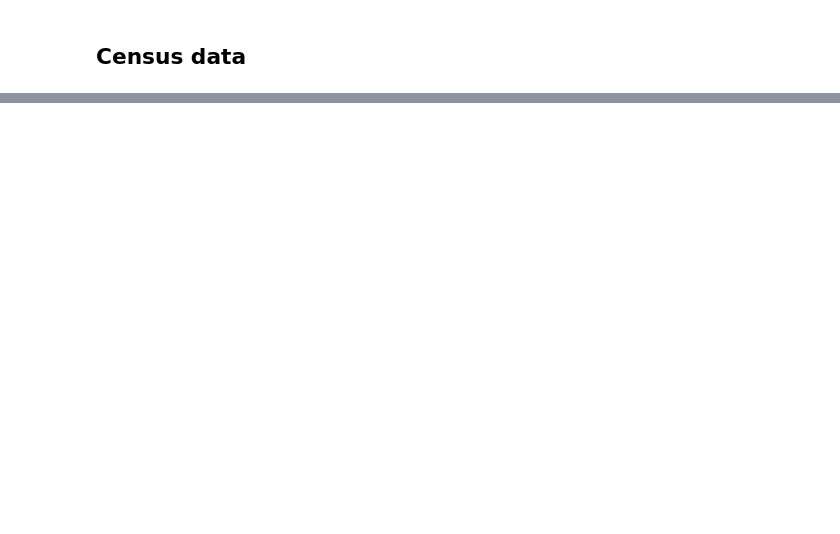
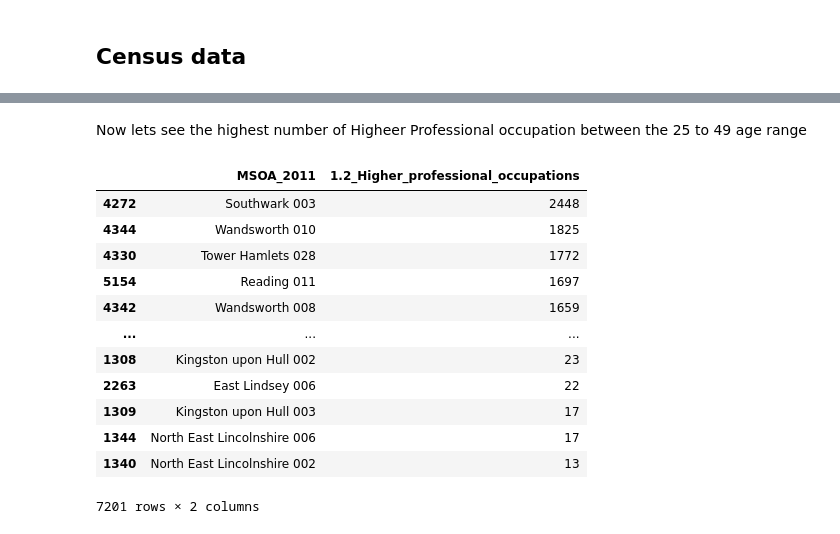
Before and after one commit to HamedPour/TM351_EMA, a Jupyter notebook: EMA_nootbook.ipynb, the cells around one changed output, grey strips where cells are left out. Saved outputs shown, nothing was run; the diff lists cells and outputs as text; code cells hidden in the pictures; blank space fills up the shorter version.

```diff
--- a/EMA_nootbook.ipynb
+++ b/EMA_nootbook.ipynb
@@ -138,0 +148,19 @@ df4.head(3)
+# %% [markdown]
+Now lets see the highest number of Higheer Professional occupation between the 25 to 49 age range
+# %%
+higher_professional_25_49 = df2[["MSOA_2011", "1.2_Higher_professional_occupations"]]
+higher_professional_25_49.sort_values(["1.2_Higher_professional_occupations"], ascending=False)
+# %% [output]
+|  | MSOA_2011 | 1.2_Higher_professional_occupations |
+| 4272 | Southwark 003 | 2448 |
+| 4344 | Wandsworth 010 | 1825 |
+| 4330 | Tower Hamlets 028 | 1772 |
+| 5154 | Reading 011 | 1697 |
+| 4342 | Wandsworth 008 | 1659 |
+| ... | ... | ... |
+| 1308 | Kingston upon Hull 002 | 23 |
+| 2263 | East Lindsey 006 | 22 |
+| 1309 | Kingston upon Hull 003 | 17 |
+| 1344 | North East Lincolnshire 006 | 17 |
+| 1340 | North East Lincolnshire 002 | 13 |
+7201 rows × 2 columns
```
Also changed, not shown: parts of 14 cells of this notebook, 4 other files.
